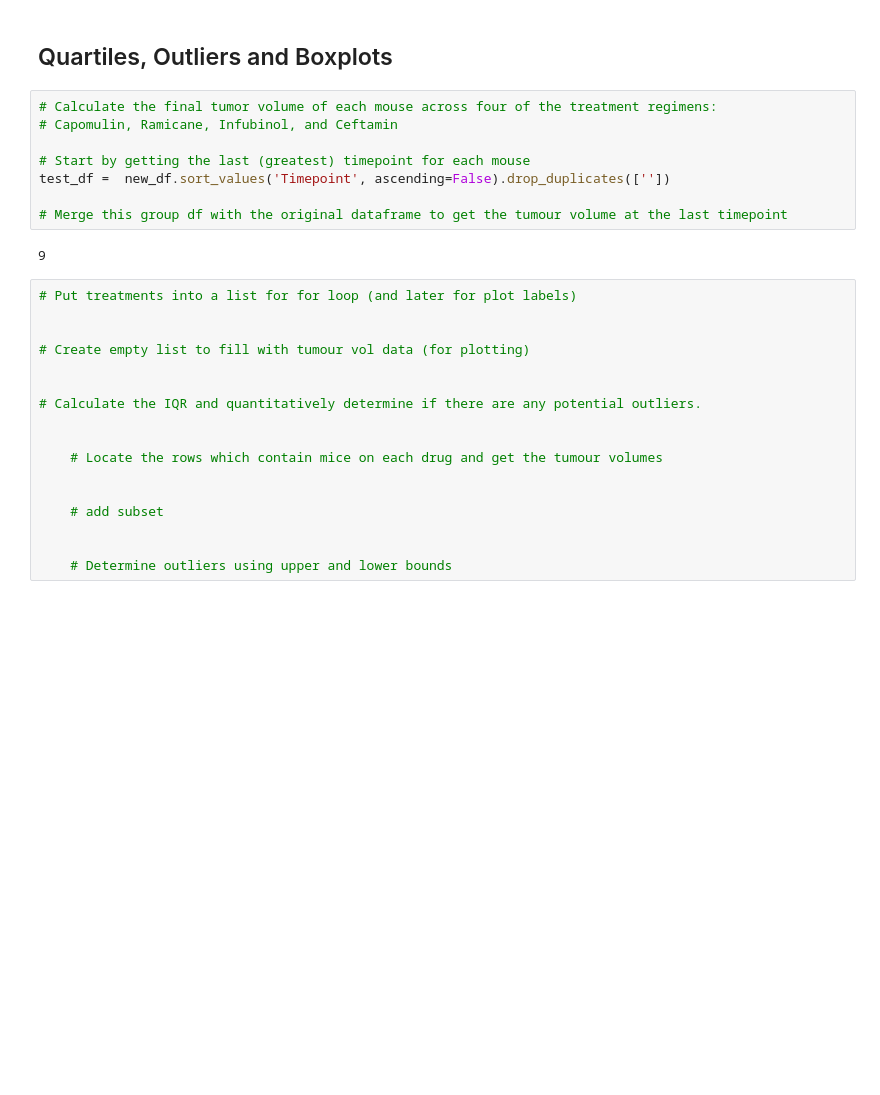
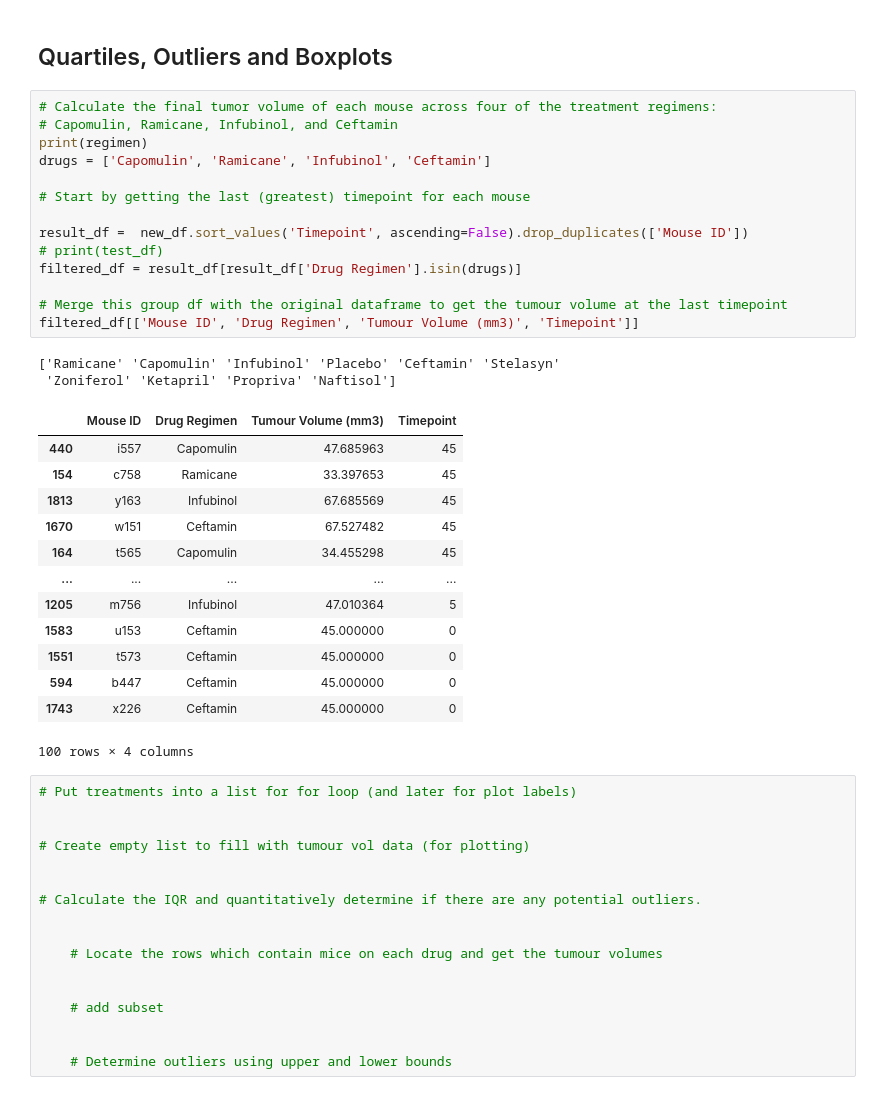
Before and after one commit to ricarojas/pymaceuticals, a Jupyter notebook: pymaceuticals_starter.ipynb, the cells around one changed output. Drawn from its saved outputs; the diff is of its cells as text; blank space fills up the shorter version.

```diff
--- a/pymaceuticals_starter.ipynb
+++ b/pymaceuticals_starter.ipynb
@@ -293,13 +293,33 @@ plt.show()
 # %%
 # Calculate the final tumor volume of each mouse across four of the treatment regimens:
 # Capomulin, Ramicane, Infubinol, and Ceftamin
+print(regimen)
+drugs = ['Capomulin', 'Ramicane', 'Infubinol', 'Ceftamin']
 
 # Start by getting the last (greatest) timepoint for each mouse
-test_df =  new_df.sort_values('Timepoint', ascending=False).drop_duplicates([''])
+
+result_df =  new_df.sort_values('Timepoint', ascending=False).drop_duplicates(['Mouse ID'])
+# print(test_df)
+filtered_df = result_df[result_df['Drug Regimen'].isin(drugs)]
 
 # Merge this group df with the original dataframe to get the tumour volume at the last timepoint
+filtered_df[['Mouse ID', 'Drug Regimen', 'Tumour Volume (mm3)', 'Timepoint']]
 # %% [output]
-9
+['Ramicane' 'Capomulin' 'Infubinol' 'Placebo' 'Ceftamin' 'Stelasyn'
+ 'Zoniferol' 'Ketapril' 'Propriva' 'Naftisol']
+|  | Mouse ID | Drug Regimen | Tumour Volume (mm3) | Timepoint |
+| 440 | i557 | Capomulin | 47.685963 | 45 |
+| 154 | c758 | Ramicane | 33.397653 | 45 |
+| 1813 | y163 | Infubinol | 67.685569 | 45 |
+| 1670 | w151 | Ceftamin | 67.527482 | 45 |
+| 164 | t565 | Capomulin | 34.455298 | 45 |
+| ... | ... | ... | ... | ... |
+| 1205 | m756 | Infubinol | 47.010364 | 5 |
+| 1583 | u153 | Ceftamin | 45.000000 | 0 |
+| 1551 | t573 | Ceftamin | 45.000000 | 0 |
+| 594 | b447 | Ceftamin | 45.000000 | 0 |
+| 1743 | x226 | Ceftamin | 45.000000 | 0 |
+100 rows × 4 columns
 # %%
 # Put treatments into a list for for loop (and later for plot labels)
 
```
Also changed, not shown: parts of 1 cell of this notebook.
